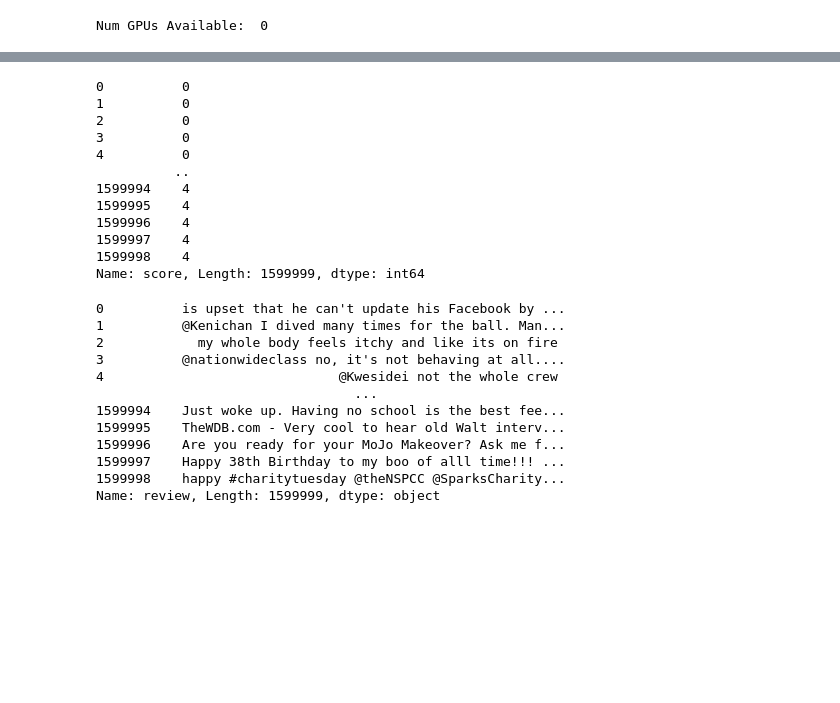
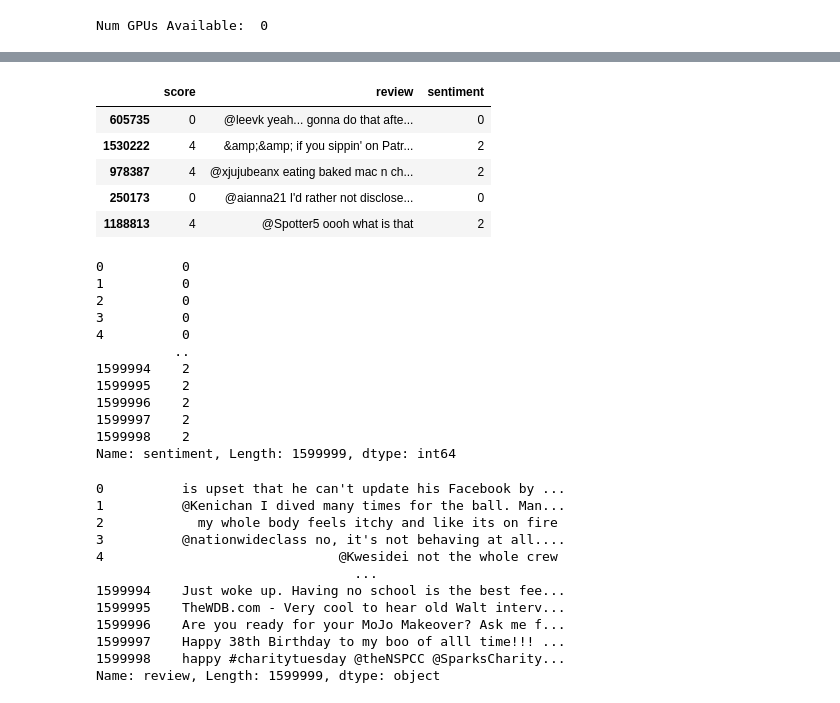
Before and after one commit to MerrybyPractice/data-playground, a Jupyter notebook: bird_data/hot_sentiments.ipynb, the cells around one changed output, grey strips where cells are left out. Cells and saved outputs as stored; diff of their text form; code cells hidden in the pictures; blank space fills up the shorter version.

```diff
--- a/bird_data/hot_sentiments.ipynb
+++ b/bird_data/hot_sentiments.ipynb
@@ -25,5 +28,24 @@ bird_training_df.sample(5)
+# %%
+def create_sentiment(int):
+    if int == 4 or int == 3:
+        return 2
+    if int == 2:
+        return 1
+    if int == 1 or int == 0:
+        return 0
+# %%
+bird_training_df['sentiment'] = bird_training_df['score'].apply(create_sentiment)
+
+bird_training_df.sample(5)
+# %% [output]
+|  | score | review | sentiment |
+| 605735 | 0 | @leevk yeah... gonna do that afte... | 0 |
+| 1530222 | 4 | &amp;&amp; if you sippin' on Patr... | 2 |
+| 978387 | 4 | @xjujubeanx eating baked mac n ch... | 2 |
+| 250173 | 0 | @aianna21 I'd rather not disclose... | 0 |
+| 1188813 | 4 | @Spotter5 oooh what is that | 2 |
 # %%
-bird_y = bird_training_df.score
+bird_y = bird_training_df.sentiment
 print(bird_y)
 # %% [output]
 0          0
@@ -32,12 +54,12 @@ print(bird_y)
 3          0
 4          0
           ..
-1599994    4
-1599995    4
-1599996    4
-1599997    4
-1599998    4
-Name: score, Length: 1599999, dtype: int64
+1599994    2
+1599995    2
+1599996    2
+1599997    2
+1599998    2
+Name: sentiment, Length: 1599999, dtype: int64
 # %%
 bird_x = bird_training_df.review
 print(bird_x)
```
Also changed, not shown: parts of 7 cells of this notebook, 4 other files.
